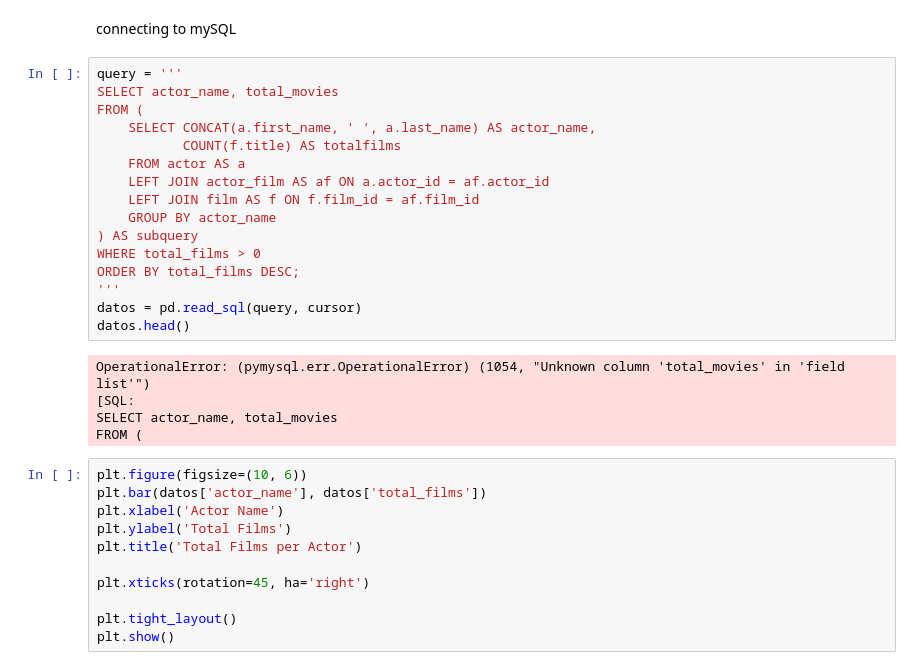
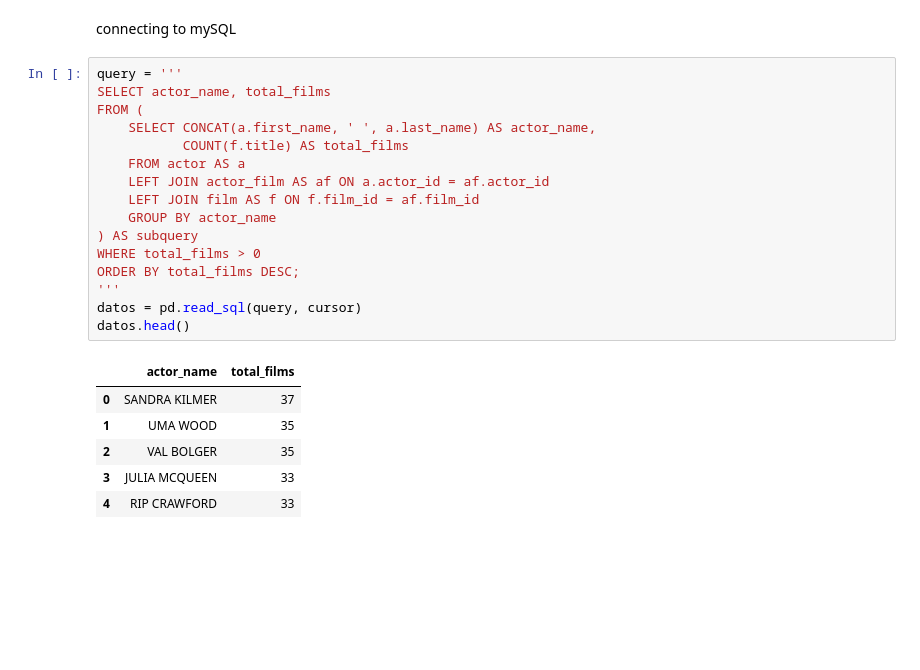
Before and after one commit to Ankourii/Building-mySQL-Data-base, a Jupyter notebook: notebooks/Graphs and observations .ipynb, the cells around one changed output. Saved outputs shown, nothing was run; the diff lists cells and outputs as text; blank space fills up the shorter version.

```diff
--- a/notebooks/Graphs and observations .ipynb
+++ b/notebooks/Graphs and observations .ipynb
@@ -19,33 +19,24 @@ cursor = create_engine(str_conn)
 connecting to mySQL
 # %%
 query = '''
-SELECT actor_name, total_movies
+SELECT actor_name, total_films
 FROM (
     SELECT CONCAT(a.first_name, ' ', a.last_name) AS actor_name,
-           COUNT(f.title) AS totalfilms
+           COUNT(f.title) AS total_films
     FROM actor AS a
     LEFT JOIN actor_film AS af ON a.actor_id = af.actor_id
     LEFT JOIN film AS f ON f.film_id = af.film_id
     GROUP BY actor_name
 ) AS subquery
 WHERE total_films > 0
 ORDER BY total_films DESC;
 '''
 datos = pd.read_sql(query, cursor)
 datos.head()
 # %% [output]
-OperationalError: (pymysql.err.OperationalError) (1054, "Unknown column 'total_movies' in 'field list'")
-[SQL:
-SELECT actor_name, total_movies
-FROM (
+|  | actor_name | total_films |
+| 0 | SANDRA KILMER | 37 |
+| 1 | UMA WOOD | 35 |
+| 2 | VAL BOLGER | 35 |
+| 3 | JULIA MCQUEEN | 33 |
+| 4 | RIP CRAWFORD | 33 |
-# %%
-plt.figure(figsize=(10, 6))
-plt.bar(datos['actor_name'], datos['total_films'])
-plt.xlabel('Actor Name')
-plt.ylabel('Total Films')
-plt.title('Total Films per Actor')
-
-plt.xticks(rotation=45, ha='right')
-
-plt.tight_layout()
-plt.show()
```
Also changed, not shown: parts of 13 cells of this notebook, 5 other files.
